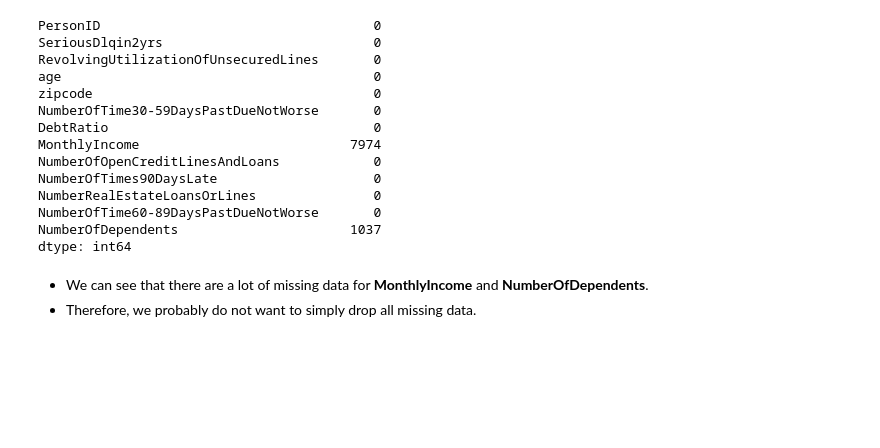
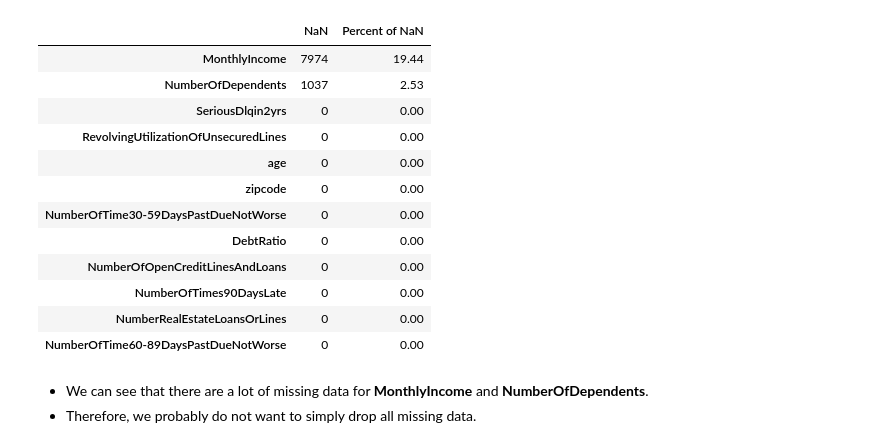
Before and after one commit to capp-machine-learning/ML-pipeline, a Jupyter notebook: ML_pipeline.ipynb, the cells around one changed output. Cells and saved outputs as stored; diff of their text form; code cells hidden in the pictures; blank space fills up the shorter version.

Commit message:
exploring options

```diff
--- a/ML_pipeline.ipynb
+++ b/ML_pipeline.ipynb
@@ -1,6 +1,8 @@
 # %%
 import os
 import pandas as pd
+pd.set_option('display.max_colwidth', -1)
+import numpy as np
 import matplotlib
 import matplotlib.pyplot as plt
 import seaborn as sns
@@ -36,21 +77,31 @@ df.shape
+# %%
+def generate_nan_df(df):
+
+    nan = df.isna().sum()
+    nan_perc = round(100 * nan / len(df.index), 2)
+    nan_df = pd.concat([nan, nan_perc], axis=1)
+    nan_df = nan_df.rename(columns = {0: 'NaN', 1: 'Percent of NaN'})
+    nan_df = nan_df.sort_values(by=['Percent of NaN'], ascending=False)
+
+    return nan_df
 # %%
 # Check the missing data
-df.isna().sum()
+nan_df = generate_nan_df(df)
+nan_df.head(13)
 # %% [output]
-PersonID                                   0
-SeriousDlqin2yrs                           0
-RevolvingUtilizationOfUnsecuredLines       0
-age                                        0
-zipcode                                    0
-NumberOfTime30-59DaysPastDueNotWorse       0
-DebtRatio                                  0
-MonthlyIncome                           7974
-NumberOfOpenCreditLinesAndLoans            0
-NumberOfTimes90DaysLate                    0
-NumberRealEstateLoansOrLines               0
-NumberOfTime60-89DaysPastDueNotWorse       0
-NumberOfDependents                      1037
-dtype: int64
+|  | NaN | Percent of NaN |
+| MonthlyIncome | 7974 | 19.44 |
+| NumberOfDependents | 1037 | 2.53 |
+| SeriousDlqin2yrs | 0 | 0.00 |
+| RevolvingUtilizationOfUnsecuredLines | 0 | 0.00 |
+| age | 0 | 0.00 |
+| zipcode | 0 | 0.00 |
+| NumberOfTime30-59DaysPastDueNotWorse | 0 | 0.00 |
+| DebtRatio | 0 | 0.00 |
+| NumberOfOpenCreditLinesAndLoans | 0 | 0.00 |
+| NumberOfTimes90DaysLate | 0 | 0.00 |
+| NumberRealEstateLoansOrLines | 0 | 0.00 |
+| NumberOfTime60-89DaysPastDueNotWorse | 0 | 0.00 |
 # %% [markdown]
 - We can see that there are a lot of missing data for __MonthlyIncome__ and __NumberOfDependents__.
 - Therefore, we probably do not want to simply drop all missing data.
```
Also changed, not shown: parts of 26 cells of this notebook.
